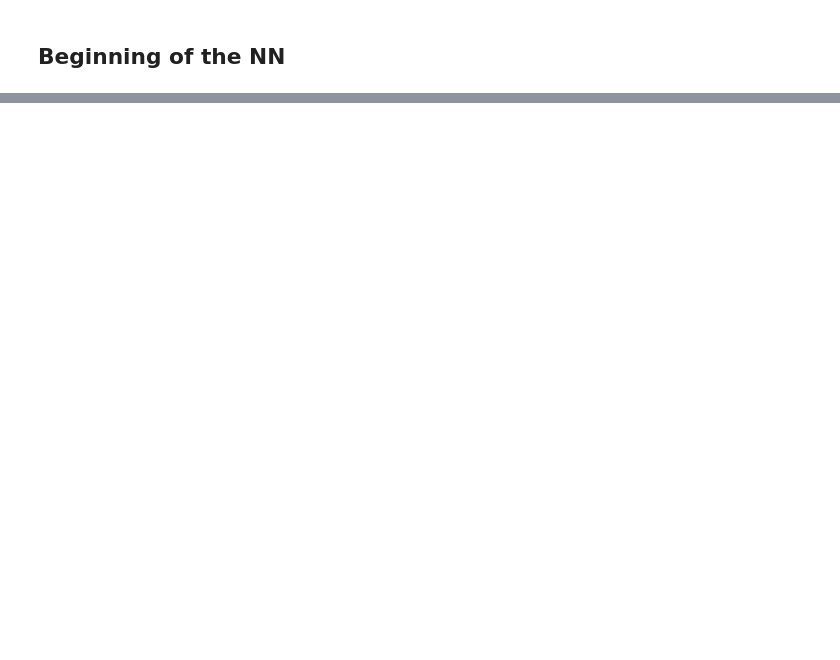
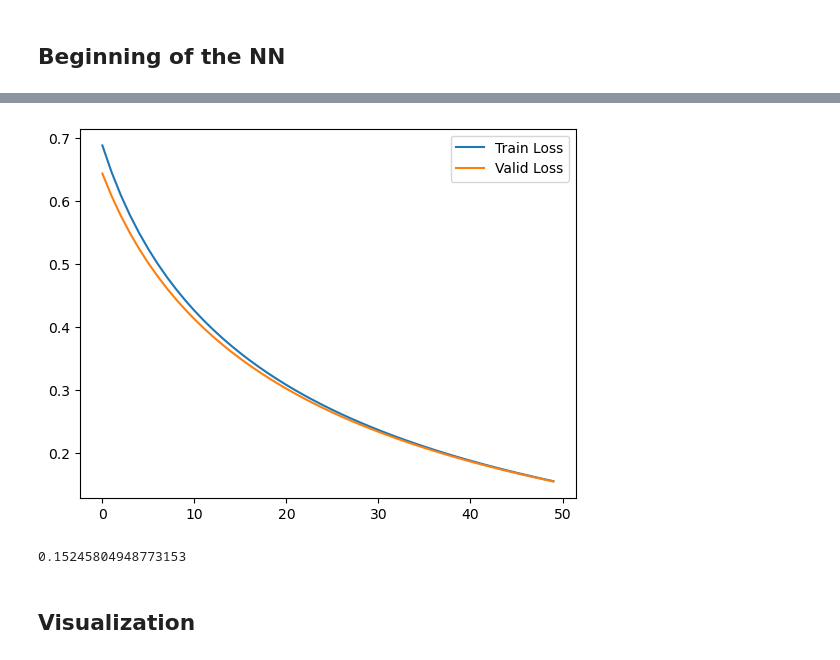
Before and after one commit to ValentinVERDON/Backpropagation_project, a Jupyter notebook: working_place.ipynb, the cells around one changed output, grey strips where cells are left out. Cells and saved outputs as stored; diff of their text form; code cells hidden in the pictures; blank space fills up the shorter version.

```diff
--- a/working_place.ipynb
+++ b/working_place.ipynb
@@ -306,0 +563,8 @@ class Layer():
+# %%
+config = utils.read_config_file("config/config_test.txt")
+network = Network(config)
+network.init_weights()
+network.train(epochs=50)
+network.visualize()
+network.test_score()
+# %% [output]
@@ -306,0 +588,4 @@ class Layer():
+[figure, added]
+0.15245804948773153
+# %% [markdown]
+## Visualization
```
Also changed, not shown: parts of 10 cells of this notebook, 18 other files.
